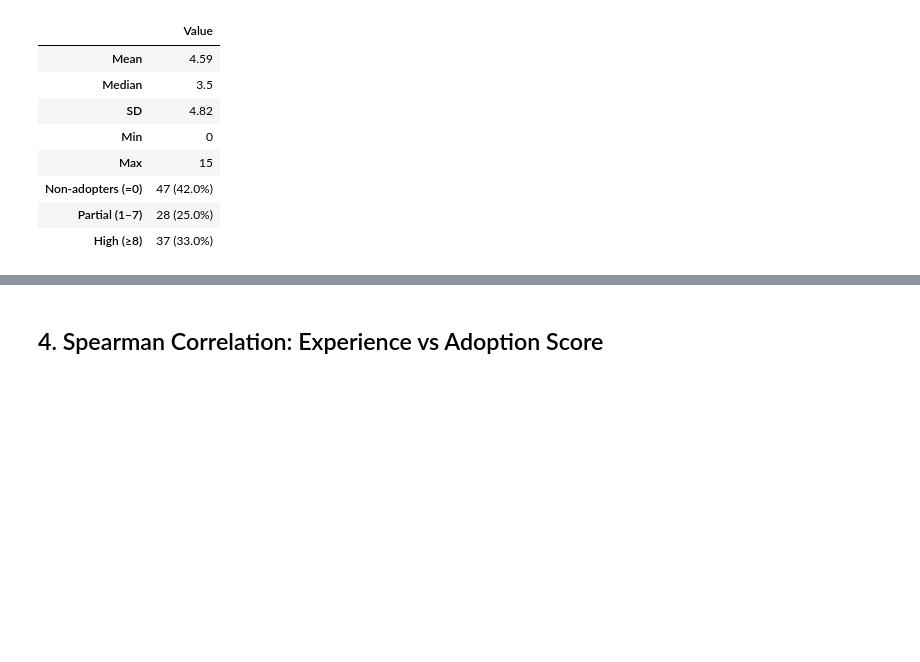
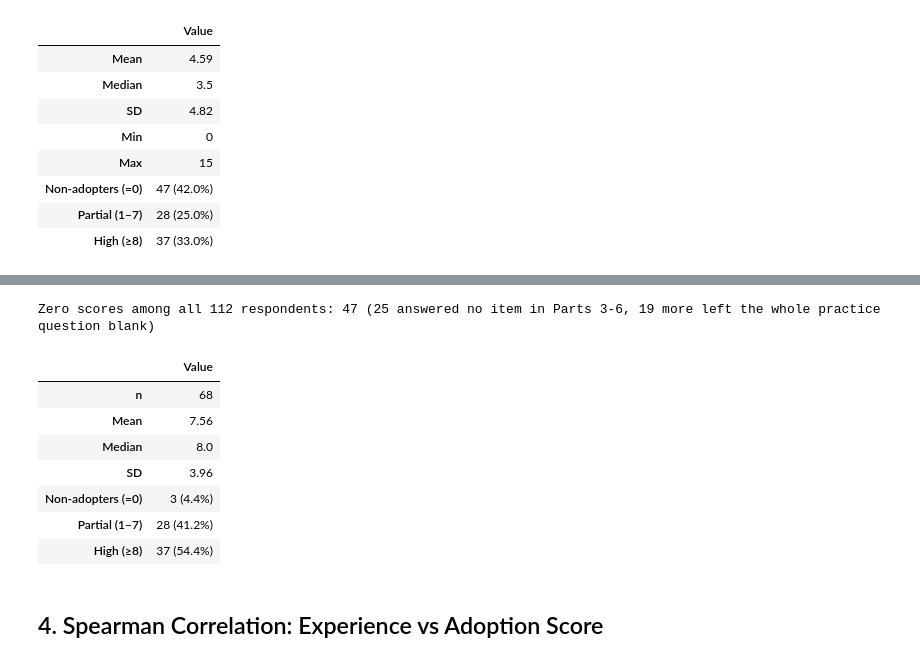
Before and after one commit to cragkhit/se4ds-replication-package, a Jupyter notebook: analysis_rq3.ipynb, the cells around one changed output, grey strips where cells are left out. Cells and saved outputs as stored; diff of their text form; code cells hidden in the pictures; blank space fills up the shorter version.

```diff
--- a/analysis_rq3.ipynb
+++ b/analysis_rq3.ipynb
@@ -156,3 +202,30 @@ plt.show()
+# %%
+sc = df.loc[df['answered_practices'], 'adoption_score']
+nc = len(sc)
+zero_all = int((score == 0).sum())
+zero_no_p36 = int(((score == 0) & ~df['reached_part3']).sum())
+zero_blank = int(((score == 0) & df['reached_part3'] & ~df['answered_practices']).sum())
+print(f"Zero scores among all {N} respondents: {zero_all} "
+      f"({zero_no_p36} answered no item in Parts 3-6, {zero_blank} more left the whole practice question blank)")
+display(pd.DataFrame([{
+    'n':                 nc,
+    'Mean':              round(sc.mean(), 2),
+    'Median':            sc.median(),
+    'SD':                round(sc.std(), 2),
+    'Non-adopters (=0)': f"{int((sc==0).sum())} ({(sc==0).sum()/nc*100:.1f}%)",
+    'Partial (1–7)':     f"{int(((sc>=1)&(sc<=7)).sum())} ({((sc>=1)&(sc<=7)).sum()/nc*100:.1f}%)",
+    'High (≥8)':         f"{int((sc>=8).sum())} ({(sc>=8).sum()/nc*100:.1f}%)",
+}]).T.rename(columns={0: 'Value'}))
+# %% [output]
+Zero scores among all 112 respondents: 47 (25 answered no item in Parts 3-6, 19 more left the whole practice question blank)
+|  | Value |
+| n | 68 |
+| Mean | 7.56 |
+| Median | 8.0 |
+| SD | 3.96 |
+| Non-adopters (=0) | 3 (4.4%) |
+| Partial (1–7) | 28 (41.2%) |
+| High (≥8) | 37 (54.4%) |
 # %% [markdown]
 ## 4. Spearman Correlation: Experience vs Adoption Score
 # %%
```
Also changed, not shown: parts of 7 cells of this notebook, 29 other files.
